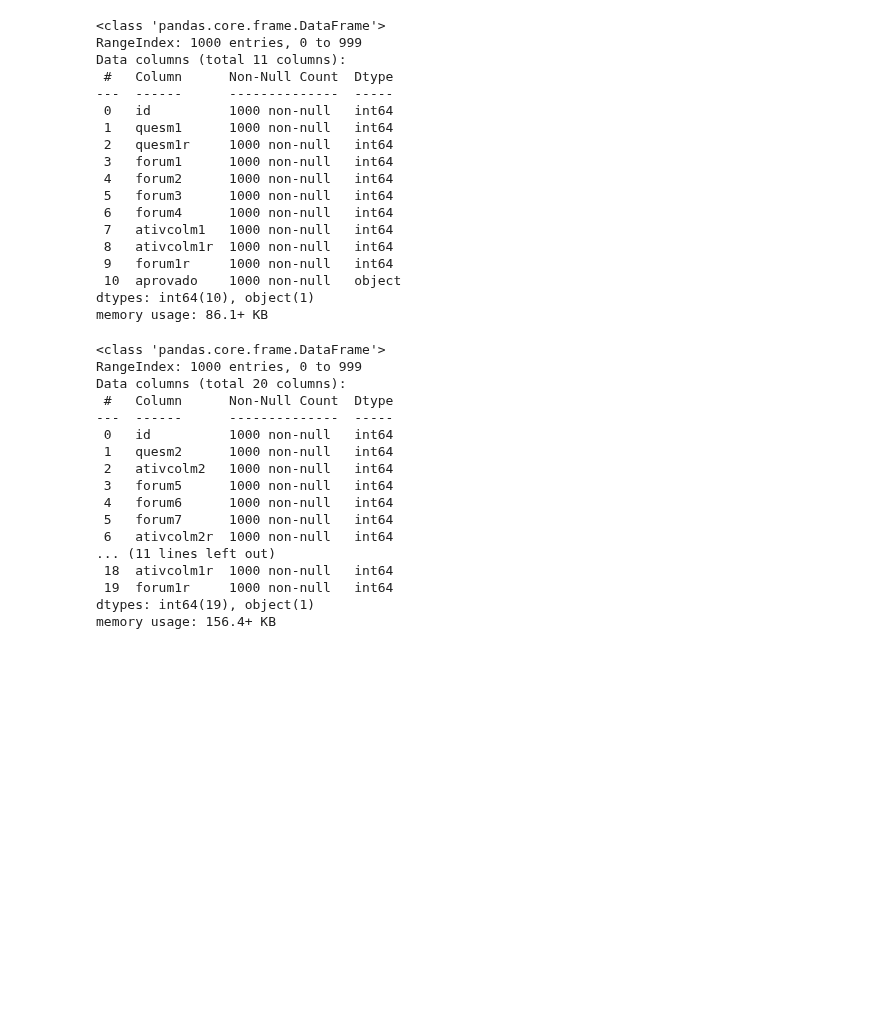
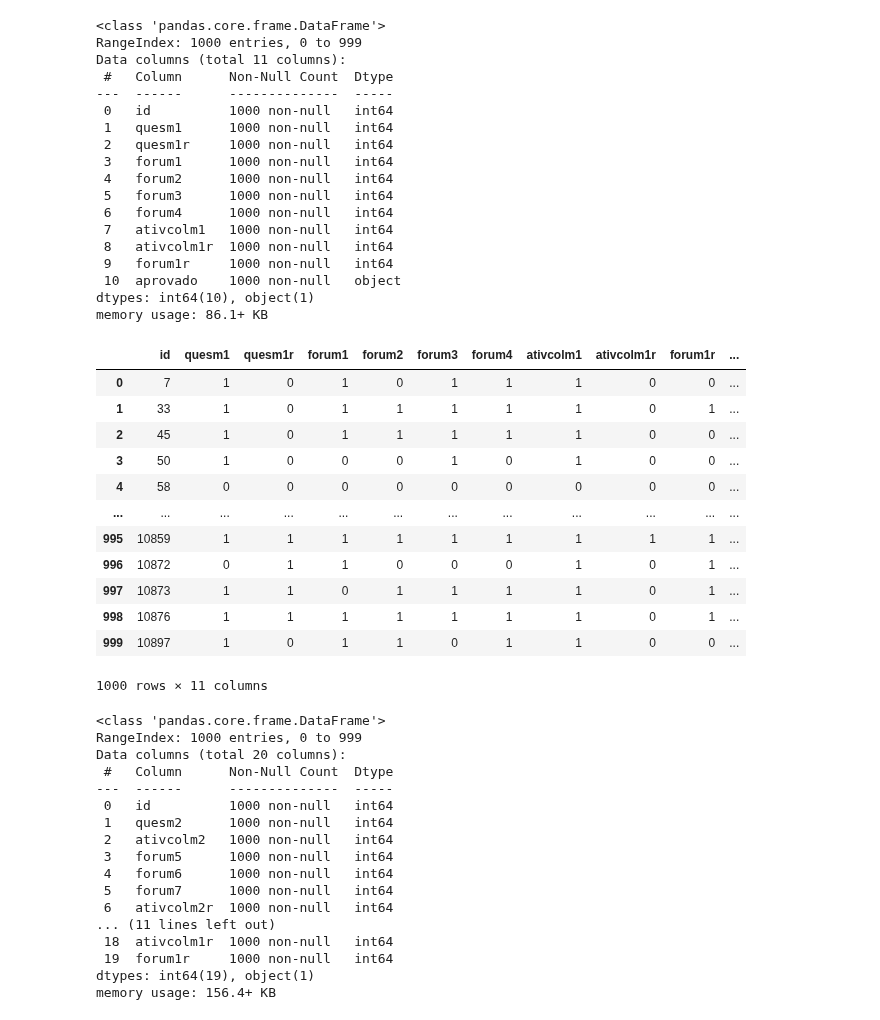
Before and after one commit to usr-bin32/data-mining-assignments, a Jupyter notebook: p5/classifying_notebook.ipynb, the cells around one changed output. Drawn from its saved outputs; the diff is of its cells as text; code cells hidden in the pictures; blank space fills up the shorter version.

```diff
--- a/p5/classifying_notebook.ipynb
+++ b/p5/classifying_notebook.ipynb
@@ -246,3 +262,19 @@ Data columns (total 11 columns):
  10  aprovado    1000 non-null   object
 dtypes: int64(10), object(1)
 memory usage: 86.1+ KB
+# %%
+df_modulo1
+# %% [output]
+|  | id | quesm1 | quesm1r | forum1 | forum2 | forum3 | forum4 | ativcolm1 | ativcolm1r | forum1r | ... |
+| 0 | 7 | 1 | 0 | 1 | 0 | 1 | 1 | 1 | 0 | 0 | ... |
+| 1 | 33 | 1 | 0 | 1 | 1 | 1 | 1 | 1 | 0 | 1 | ... |
+| 2 | 45 | 1 | 0 | 1 | 1 | 1 | 1 | 1 | 0 | 0 | ... |
+| 3 | 50 | 1 | 0 | 0 | 0 | 1 | 0 | 1 | 0 | 0 | ... |
+| 4 | 58 | 0 | 0 | 0 | 0 | 0 | 0 | 0 | 0 | 0 | ... |
+| ... | ... | ... | ... | ... | ... | ... | ... | ... | ... | ... | ... |
+| 995 | 10859 | 1 | 1 | 1 | 1 | 1 | 1 | 1 | 1 | 1 | ... |
+| 996 | 10872 | 0 | 1 | 1 | 0 | 0 | 0 | 1 | 0 | 1 | ... |
+| 997 | 10873 | 1 | 1 | 0 | 1 | 1 | 1 | 1 | 0 | 1 | ... |
+| 998 | 10876 | 1 | 1 | 1 | 1 | 1 | 1 | 1 | 0 | 1 | ... |
+| 999 | 10897 | 1 | 0 | 1 | 1 | 0 | 1 | 1 | 0 | 0 | ... |
+1000 rows × 11 columns
```
Also changed, not shown: parts of 6 cells of this notebook.
